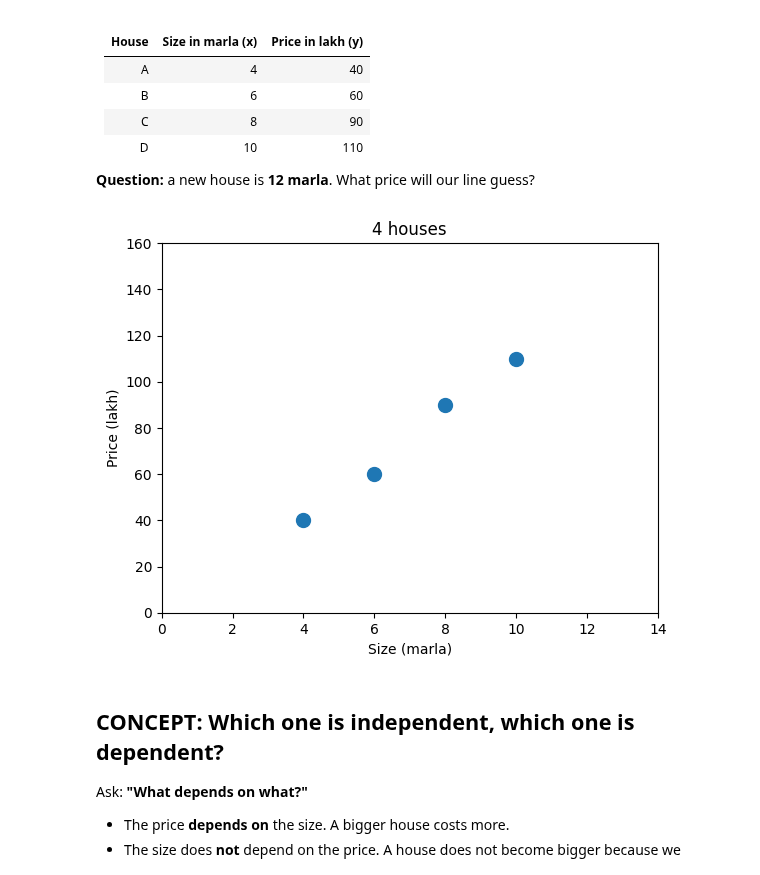
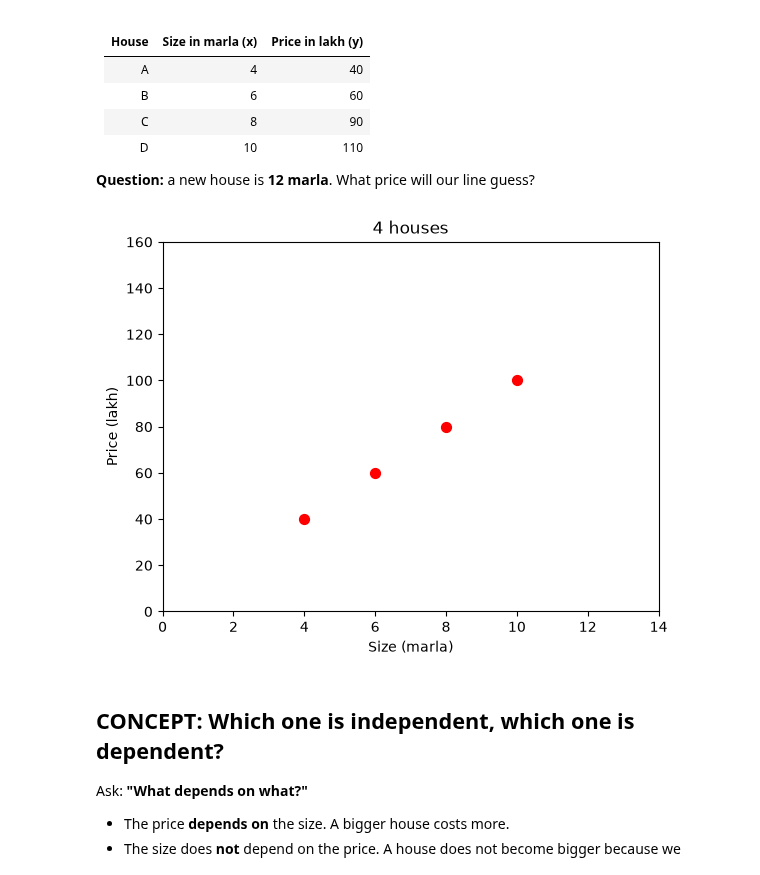
Before and after one commit to faizansakhi/Python-for-AI, a Jupyter notebook: notebooks/Week 4/Day 19/Day_19_Linear_Regression_By_Hand_TEST.ipynb, the cells around one changed output. Saved outputs shown, nothing was run; the diff lists cells and outputs as text; code cells hidden in the pictures.

```diff
--- a/notebooks/Week 4/Day 19/Day_19_Linear_Regression_By_Hand_TEST.ipynb
+++ b/notebooks/Week 4/Day 19/Day_19_Linear_Regression_By_Hand_TEST.ipynb
@@ -32,22 +32,22 @@ At the end you will see: `model.fit()` is not magic. It is just this small calcu
 # %%
 import numpy as np
 import pandas as pd
 import matplotlib.pyplot as plt
 
-houses = pd.DataFrame({"size_marla": [4, 6, 8, 10], "price_lakh": [40, 60, 90, 110]},
+houses = pd.DataFrame({"size_marla": [4, 6, 8, 10], "price_lakh": [40, 60, 80, 100]},
                       index=["A", "B", "C", "D"])
 size = houses["size_marla"]
 price = houses["price_lakh"]
 
-plt.scatter(size, price, s=100)
+plt.scatter(size, price, s=50, c="r")
 plt.xlabel("Size (marla)")
 plt.ylabel("Price (lakh)")
 plt.title("4 houses")
 plt.xlim(0, 14)
 plt.ylim(0, 160)
 plt.show()
 # %% [output]
-[figure, old version]
+[figure, new version]
 # %% [markdown]
 ## CONCEPT: Which one is independent, which one is dependent?
 
```
Also changed, not shown: parts of 6 cells of this notebook.
